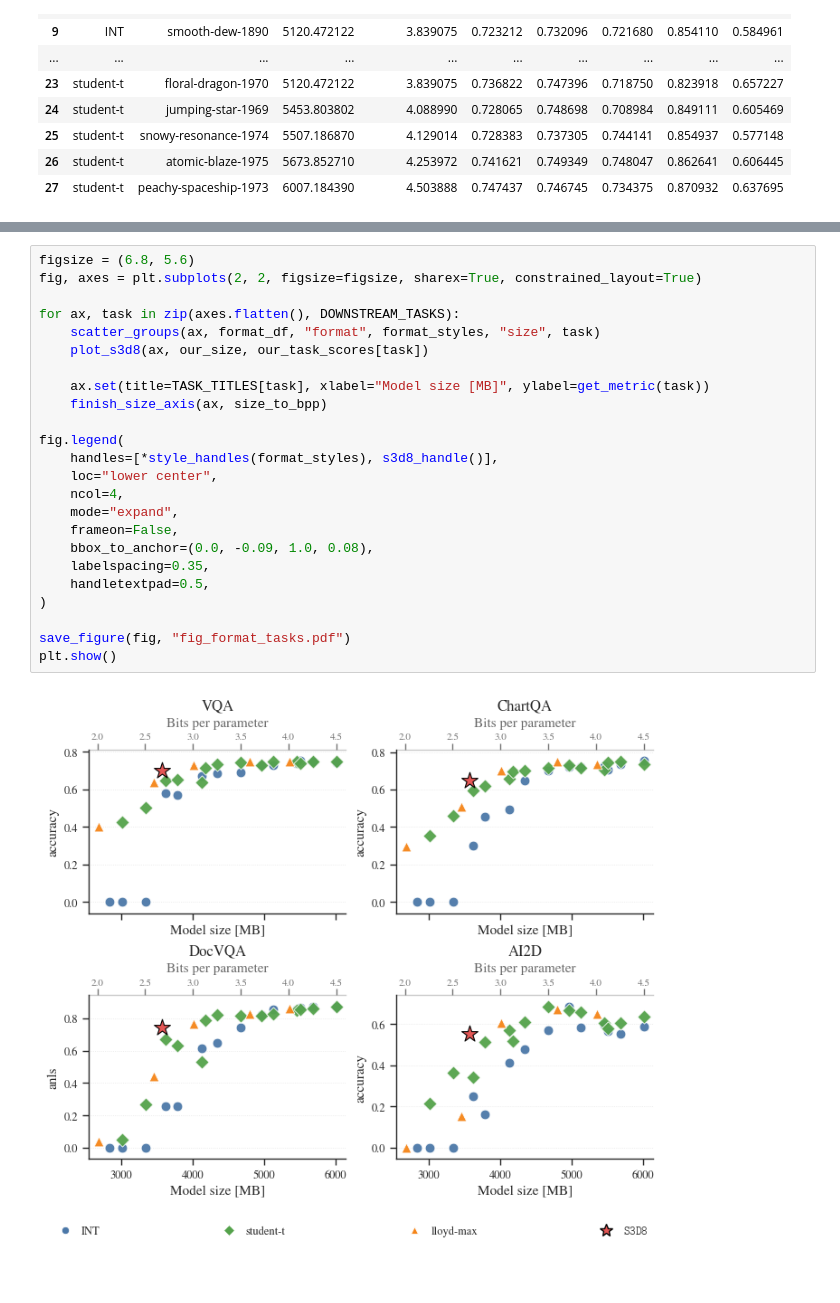
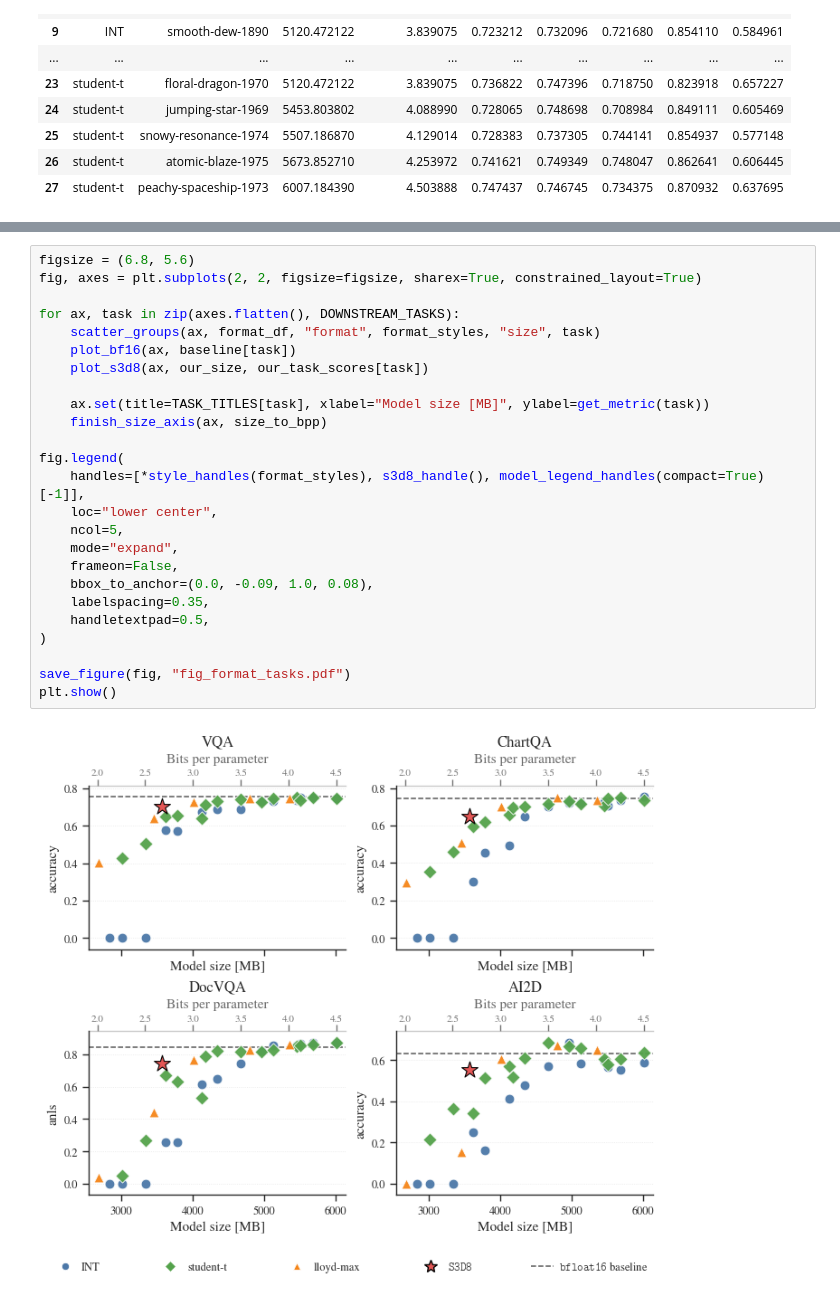
Before and after one commit to graphcore-research/llama-mobile-vlm, a Jupyter notebook: 20260415-PaperFigures.ipynb, the cells around one changed output, grey strips where cells are left out. Cells and saved outputs as stored; diff of their text form.

```diff
--- a/20260415-PaperFigures.ipynb
+++ b/20260415-PaperFigures.ipynb
@@ -877,26 +878,27 @@ plt.show()
 # %%
 figsize = (6.8, 5.6)
 fig, axes = plt.subplots(2, 2, figsize=figsize, sharex=True, constrained_layout=True)
 
 for ax, task in zip(axes.flatten(), DOWNSTREAM_TASKS):
     scatter_groups(ax, format_df, "format", format_styles, "size", task)
+    plot_bf16(ax, baseline[task])
     plot_s3d8(ax, our_size, our_task_scores[task])
 
     ax.set(title=TASK_TITLES[task], xlabel="Model size [MB]", ylabel=get_metric(task))
     finish_size_axis(ax, size_to_bpp)
 
 fig.legend(
-    handles=[*style_handles(format_styles), s3d8_handle()],
+    handles=[*style_handles(format_styles), s3d8_handle(), model_legend_handles(compact=True)[-1]],
     loc="lower center",
-    ncol=4,
+    ncol=5,
     mode="expand",
     frameon=False,
     bbox_to_anchor=(0.0, -0.09, 1.0, 0.08),
     labelspacing=0.35,
     handletextpad=0.5,
 )
 
 save_figure(fig, "fig_format_tasks.pdf")
 plt.show()
 # %% [output]
-[figure, old version]
+[figure, new version]
```
Also changed, not shown: parts of 1 cell of this notebook.
